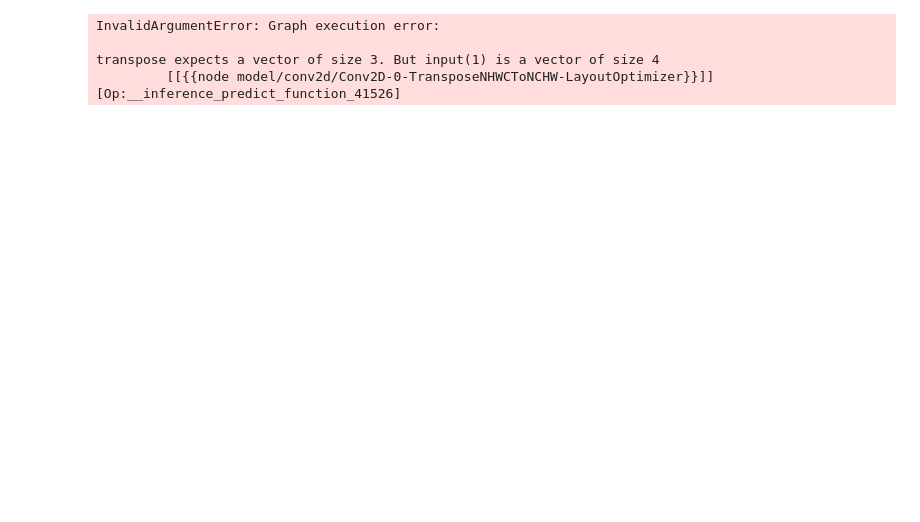
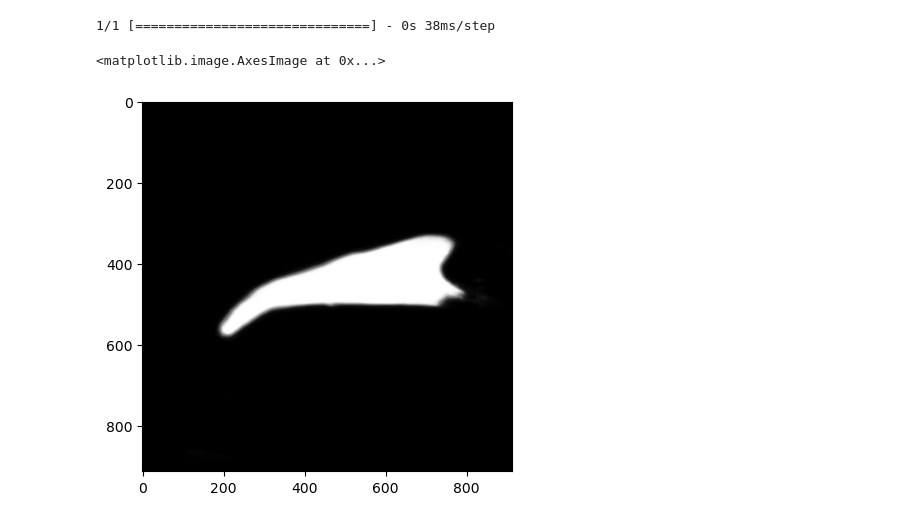
Before and after one commit to tomaszjacek/deepLearning, a Jupyter notebook: keel/cutoff_keelbone_by_mask.ipynb, the cells around one changed output. Cells and saved outputs as stored; diff of their text form; code cells hidden in the pictures; blank space fills up the shorter version.

```diff
--- a/keel/cutoff_keelbone_by_mask.ipynb
+++ b/keel/cutoff_keelbone_by_mask.ipynb
@@ -99,5 +103,13 @@ outDir = "cutOffByMaskOutput"
 workPath = os.path.join(mainPath,workDir)
 outPath = os.path.join(mainPath,outDir)
 # %%
+#model = tf.keras.models.load_model(os.path.join(modelFilePath, 'model.h5'), compile=False)
+#model.compile()
+lr = 0.0001
+loss = "binary_crossentropy"
+metrics = ["accuracy", tf.keras.metrics.Recall(), tf.keras.metrics.Precision(), dice_coef]
 model = tf.keras.models.load_model(os.path.join(modelFilePath, 'model.h5'), compile=False)
-model.compile()
+model.compile(loss=loss,
+                  optimizer=tf.keras.optimizers.Adam(learning_rate=lr),
+                  metrics=metrics)
+#model = tf.keras.models.load_model(os.path.join(modelFilePath, 'model.h5'))
@@ -191,25 +163,23 @@ def image_normalization(img, img_min=0, img_max=255):
 # %%
 
 n=0
 #for z in dataset_:
    # n=n+1
-input_path = os.path.join(workPath, "edged_02023SG3_batch2_brown_ok_0.jpg")
-image = cv2.imread(input_path, cv2.IMREAD_GRAYSCALE)
-
+#input_path = os.path.join(workPath, "edged_02023SG3_batch2_brown_ok_0.jpg")
+image=imageOne
 image = image/255.0 # normalization
 image = image.astype(np.float32)
 image = cv2.resize(image, (912,912))
-image = np.expand_dims(image, axis=-1)
+image = np.expand_dims(image, axis=0)
 #plt.imshow(image)
 
 res_pre = model.predict(image)
-#res = res_pre[-1,:,:]
-res *= 255.0
-plt.imshow(res)
+res = res_pre[-1,:,:]
+#res *= 255.0
+plt.imshow(res,cmap="gray")
     #fullpath = os.path.join(outPath, 'masked_'+str(n))
     #cv2.imwrite(fullpath, res_pre)
 # %% [output]
-InvalidArgumentError: Graph execution error:
-
-transpose expects a vector of size 3. But input(1) is a vector of size 4
-         [[{{node model/conv2d/Conv2D-0-TransposeNHWCToNCHW-LayoutOptimizer}}]] [Op:__inference_predict_function_41526]
+1/1 [==============================] - 0s 38ms/step
+<matplotlib.image.AxesImage at 0x...>
+[figure, added]
```
Also changed, not shown: parts of 13 cells of this notebook, 1 other file.
